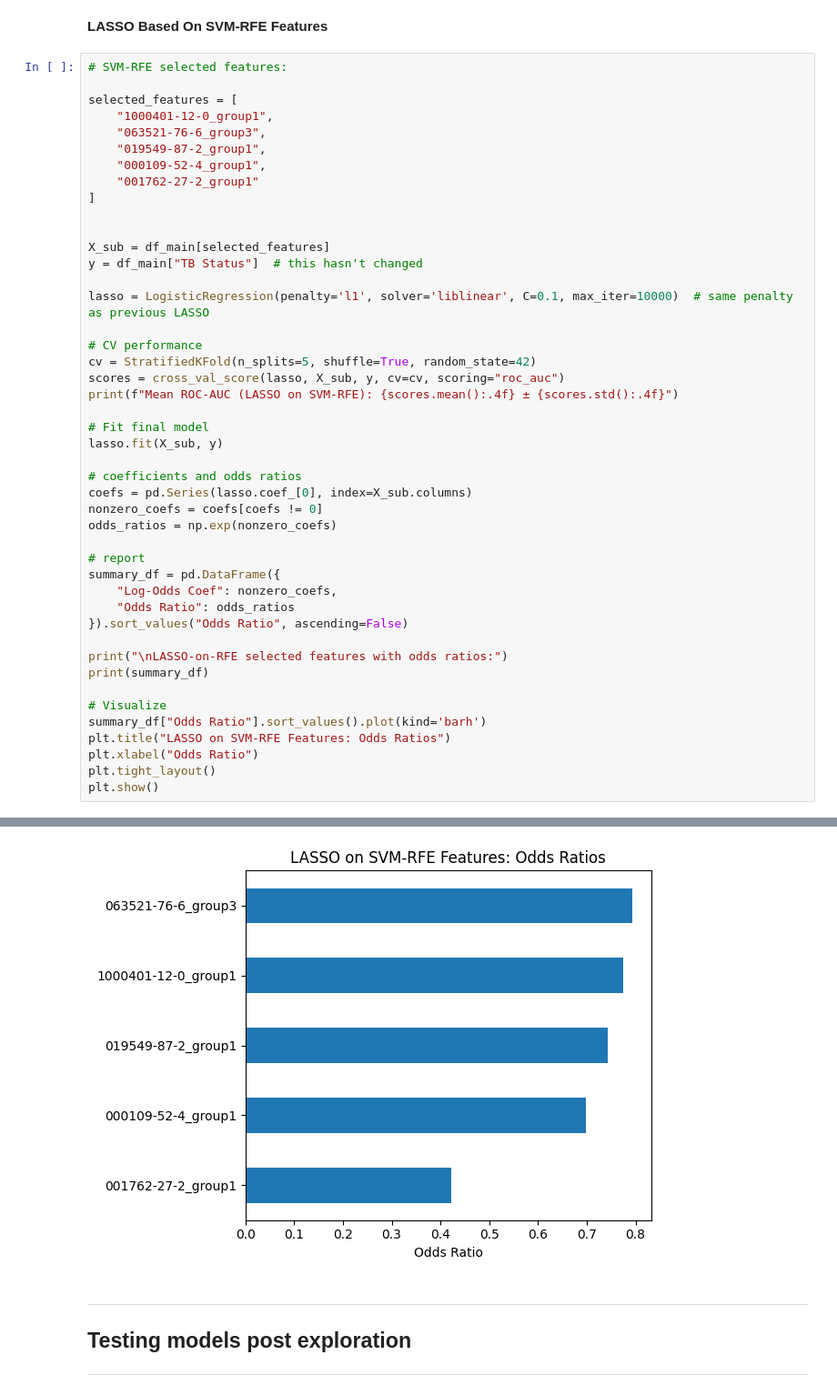
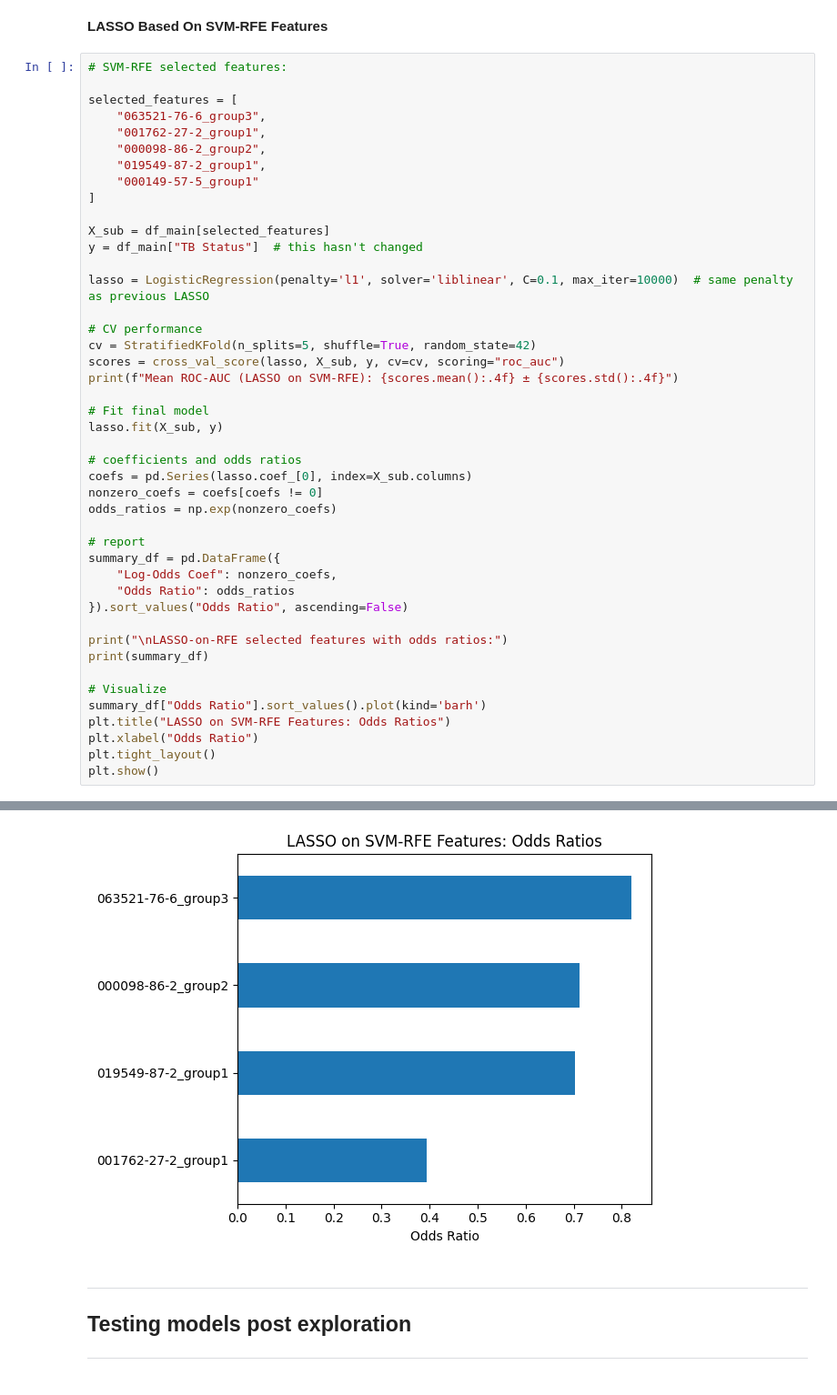
Before and after one commit to tyst-ucsf/capstone-project, a Jupyter notebook: 1d_train_test_split.ipynb, the cells around one changed output, grey strips where cells are left out. Shown: that part at 91% size. Cells and saved outputs as stored; diff of their text form.

```diff
--- a/1d_train_test_split.ipynb
+++ b/1d_train_test_split.ipynb
@@ -288,13 +273,12 @@ This similiarity makes sense, as these are, ideally, impactful predictors.
 # SVM-RFE selected features:
 
 selected_features = [
-    "1000401-12-0_group1",
     "063521-76-6_group3",
+    "001762-27-2_group1",
+    "000098-86-2_group2",
     "019549-87-2_group1",
-    "000109-52-4_group1",
-    "001762-27-2_group1"
+    "000149-57-5_group1"
 ]
-
 
 X_sub = df_main[selected_features]
 y = df_main["TB Status"]  # this hasn't changed
@@ -342,4 +325,4 @@ LASSO-on-RFE selected features with odds ratios:
-[figure, old version]
+[figure, new version]
 # %% [markdown]
 ----------------------------------------------
 
```
Also changed, not shown: parts of 21 cells of this notebook, 16 other files.
